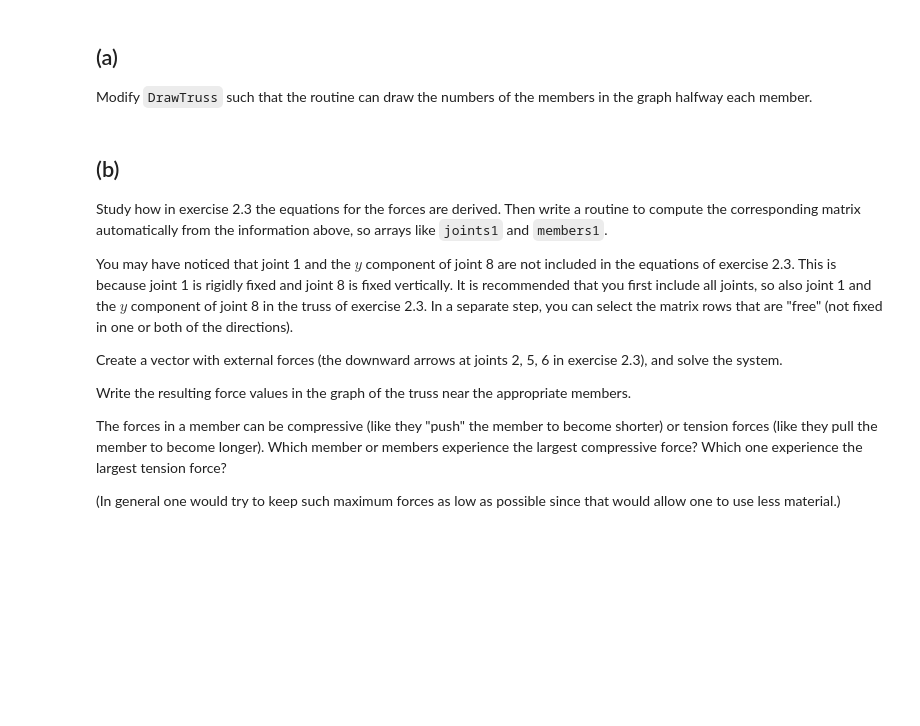
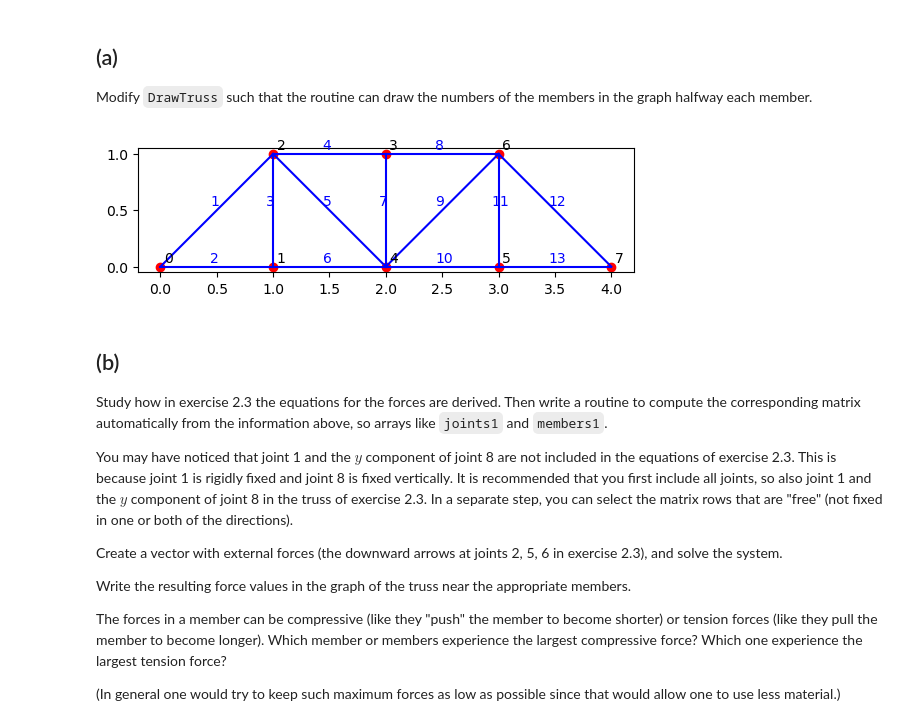
Before and after one commit to zoeazra/NumAlg, a Jupyter notebook: hw1.ipynb, the cells around one changed output. Saved outputs shown, nothing was run; the diff lists cells and outputs as text; code cells hidden in the pictures; blank space fills up the shorter version.

```diff
--- a/hw1.ipynb
+++ b/hw1.ipynb
@@ -371,6 +384,27 @@ ax.set_aspect(1.0)
 ## (a)
 
 Modify `DrawTruss` such that the routine can draw the numbers of the members in the graph halfway each member.
+# %%
+def DrawTrussModified(joints, members):
+    a = 1
+    xx = [ p[0] for p in joints ]
+    yy = [ p[1] for p in joints ]
+    plt.scatter(xx,yy,color='r')
+    for (j,p) in enumerate(joints):
+        plt.text(p[0]+0.03,p[1]+0.04,f"{j}")
+    for (jA, jB) in members:
+        xxMember = np.array( [joints[i][0] for i in (jA,jB) ] )
+        yyMember = np.array( [joints[i][1] for i in (jA,jB) ] )
+        plt.text(xxMember.mean()-0.06, yyMember.mean()+0.04, f"{a}", color="b")
+        plt.plot(xxMember, yyMember, 'b')
+        a += 1
+
+
+(fig, ax) = plt.subplots()
+DrawTrussModified(joints1, members1)
+ax.set_aspect(1.0)
+# %% [output]
+[figure, added]
 # %% [markdown]
 ## (b)
 
```
Also changed, not shown: parts of 5 cells of this notebook.
